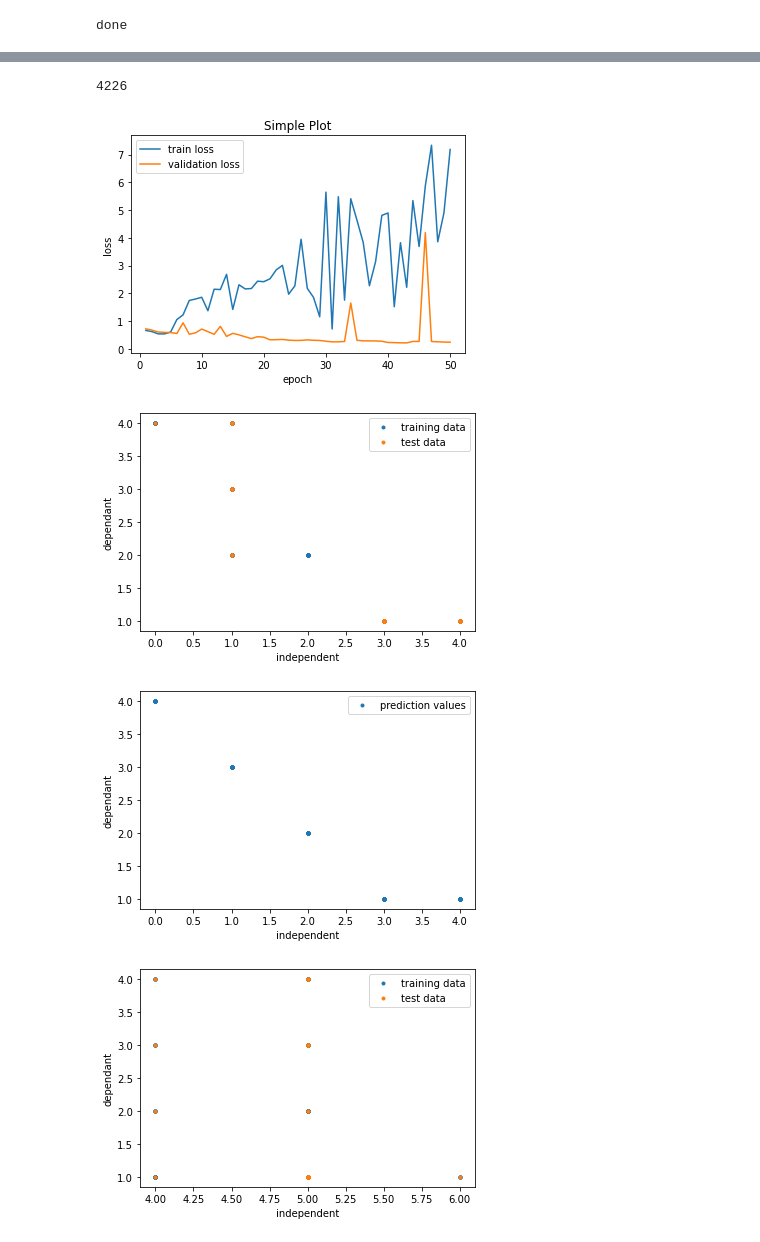
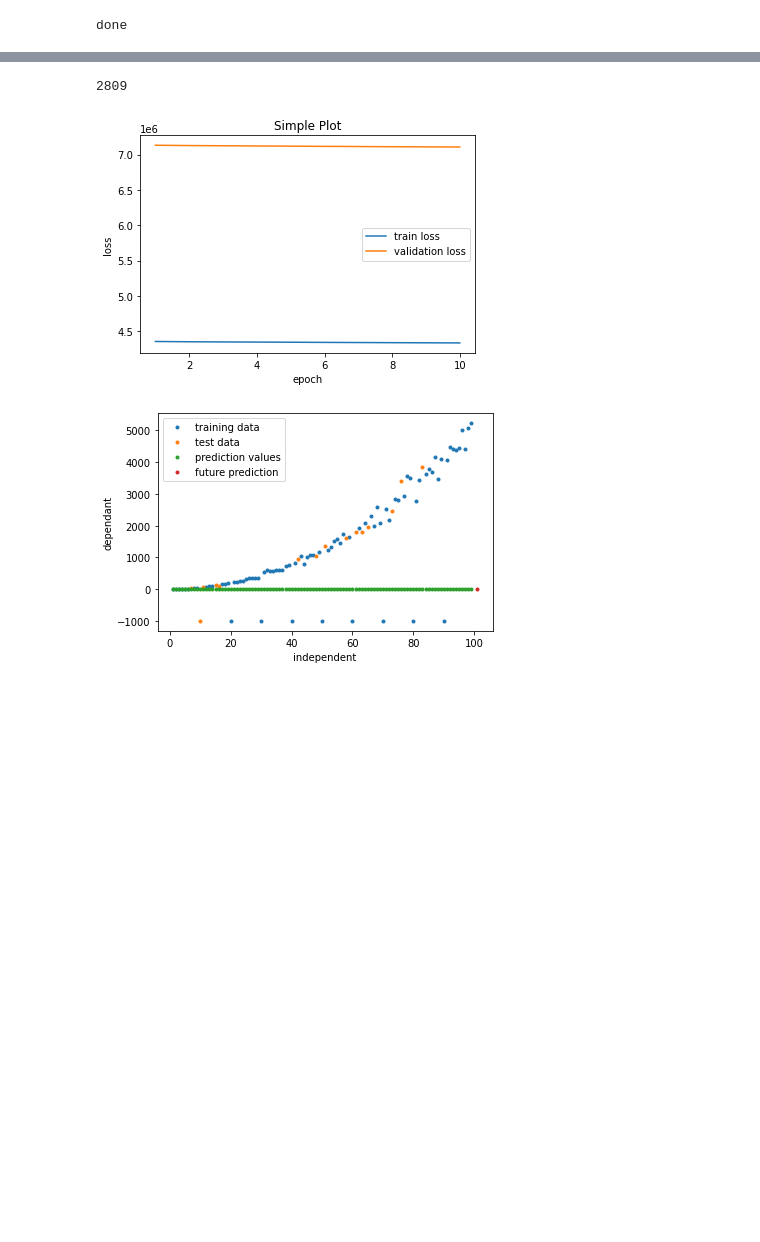
Before and after one commit to Magenic/MMLStatisticalModelsForML, a Jupyter notebook: Notebooks/Wk01-Demo04.ipynb, the cells around one changed output, grey strips where cells are left out. Drawn from its saved outputs; the diff is of its cells as text; code cells hidden in the pictures; blank space fills up the shorter version.

```diff
--- a/Notebooks/Wk01-Demo04.ipynb
+++ b/Notebooks/Wk01-Demo04.ipynb
@@ -171,23 +131,23 @@ done
 # %%
 tf.random.set_seed(1234)
 np.random.seed(0)
-tf.random.shuffle(tf.range(5))
 
-x_train, y_train, x_test, y_test = convert_to_train_test_data(random_dataset, random_numbers, test_percent=0.15)
+model = createModel('sigmoid')
 
-model = createModel('categorical_crossentropy')
+startTime = time.clock()
+history = model.fit(np.array(x_train_modified), np.array(y_train), batch_size=BATCH_SIZE, epochs=EPOCHS, verbose=VERBOSE, validation_split=VALIDATION_SPLIT)
 
-model.summary()
 
-history = model.fit(np.array(x_train), np.array(y_train), batch_size=BATCH_SIZE, epochs=EPOCHS, verbose=VERBOSE, validation_split=VALIDATION_SPLIT)
-
-test_loss, test_acc = model.evaluate(np.array(x_test), np.array(y_test))
+test_loss, test_acc = model.evaluate(np.array(x_test_modified), np.array(y_test))
+elapsedTime = time.clock() - startTime
 print()
 print('Test accuracy:', test_acc)
 
+print("Time elapsed in seconds: ", elapsedTime)
+
 displayResults(history)
 
-showPrediction(model, x_train, y_train, x_test, y_test)
+showPrediction(model, x_train, x_train_modified, y_train, x_test, x_test_modified, y_test)
 
 del model
 tf.keras.backend.clear_session()
@@ -214,5 +174,3 @@ Test accuracy: 0.7666666507720947
-4226
+2809
-[figure, old version]
+[figure, new version]
-[figure, old version]
+[figure, new version]
-[figure, removed]
-[figure, removed]
```
Also changed, not shown: parts of 8 cells of this notebook, 7 other files.
